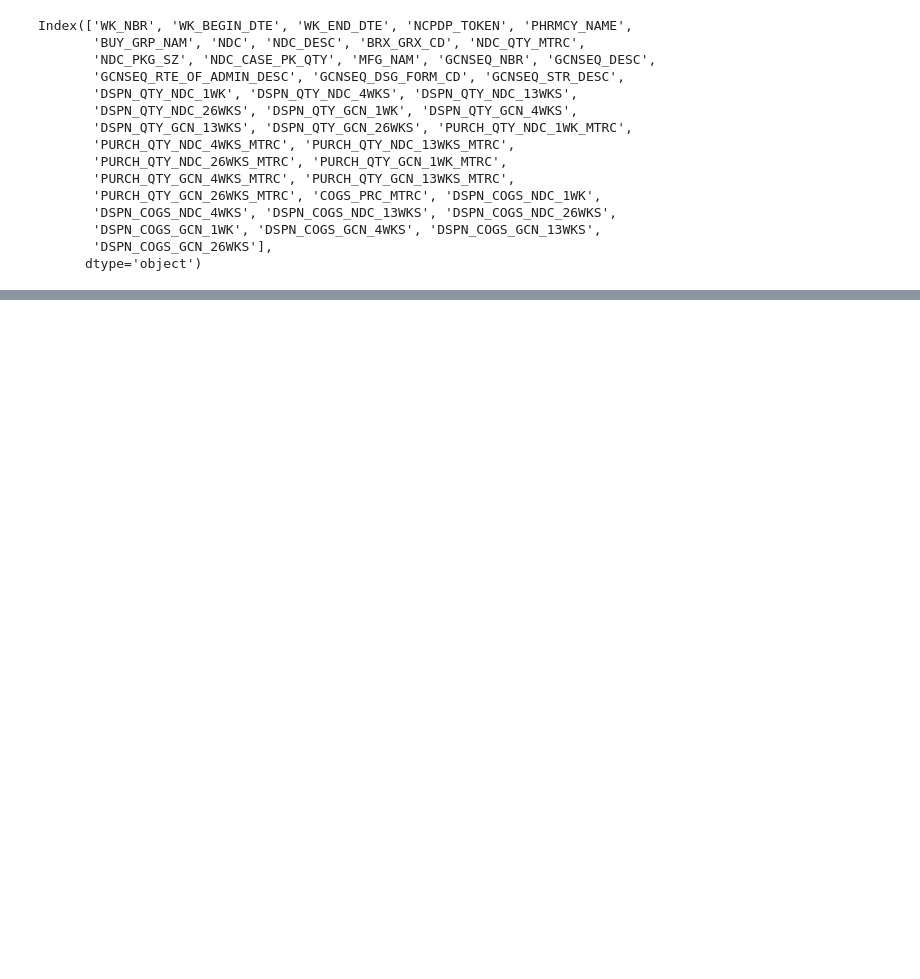
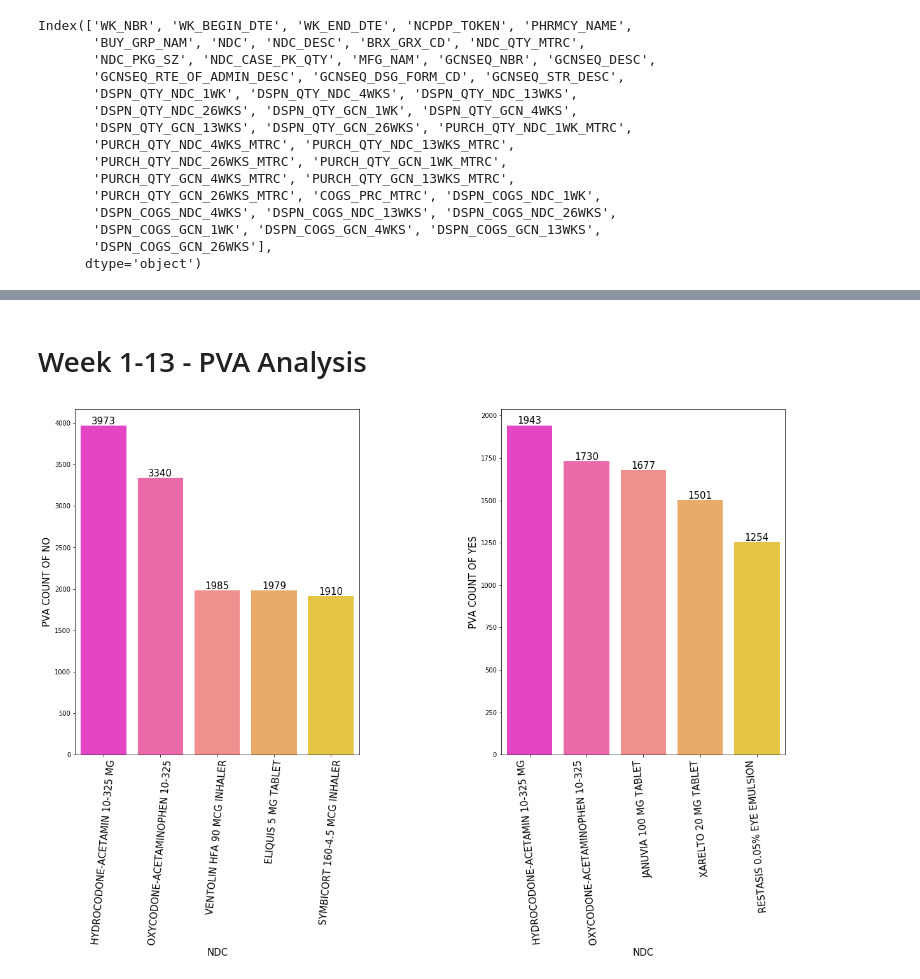
Before and after one commit to SupChanda/AIS-Pharmacy-Dataset, a Jupyter notebook: Which drug families appear to be purchased outside the PVA most often.ipynb, the cells around one changed output, grey strips where cells are left out. Cells and saved outputs as stored; diff of their text form; code cells hidden in the pictures; blank space fills up the shorter version.

```diff
--- a/Which drug families appear to be purchased outside the PVA most often.ipynb
+++ b/Which drug families appear to be purchased outside the PVA most often.ipynb
@@ -553,0 +436,6 @@ plt.show()
+# %% [markdown]
+# Week 1-13  - PVA Analysis
+# %%
+wksPVAAnalysis(listOfWeeks[2])
+# %% [output]
+[figure, added]
```
Also changed, not shown: parts of 22 cells of this notebook.
